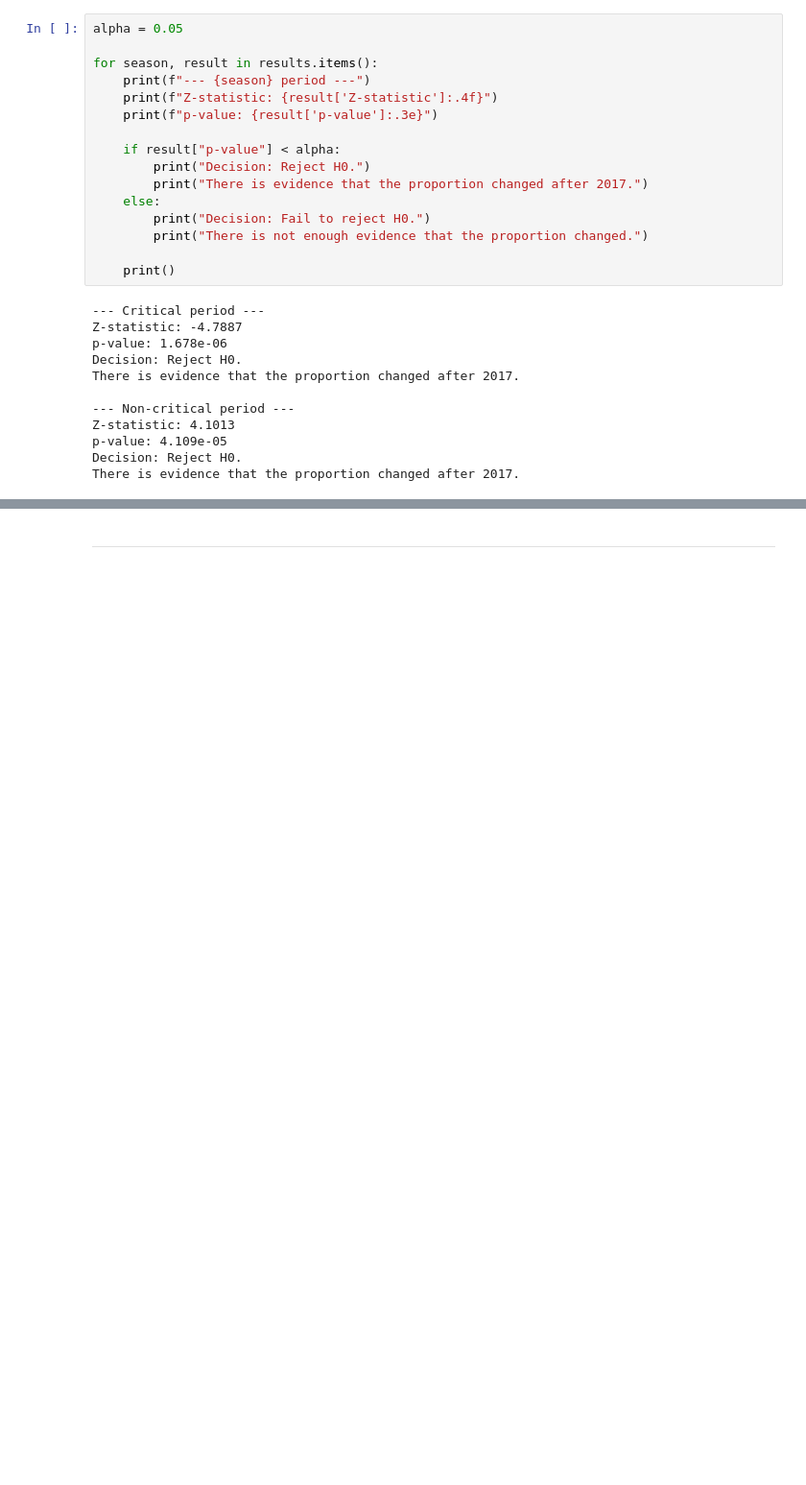
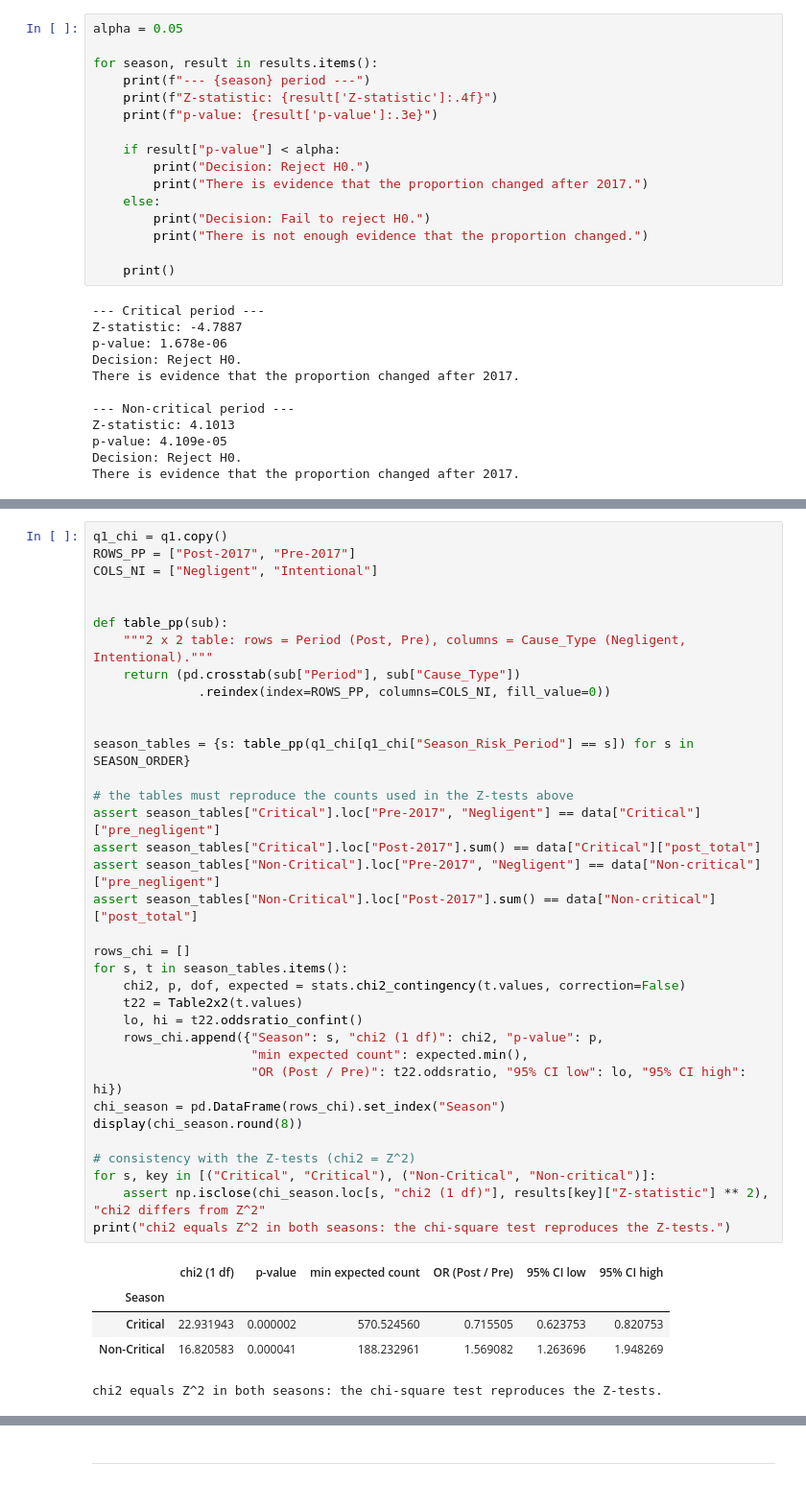
Before and after one commit to isabelamer/FCED_project, a Jupyter notebook: wildfires.ipynb, the cells around one changed output, grey strips where cells are left out. Shown at 96% size. Drawn from its saved outputs; the diff is of its cells as text; blank space fills up the shorter version.

Commit message:
chi squared

```diff
--- a/wildfires.ipynb
+++ b/wildfires.ipynb
@@ -1121,0 +1207,41 @@ There is evidence that the proportion changed after 2017.
+# %%
+q1_chi = q1.copy()
+ROWS_PP = ["Post-2017", "Pre-2017"]
+COLS_NI = ["Negligent", "Intentional"]
+
+
+def table_pp(sub):
+    """2 x 2 table: rows = Period (Post, Pre), columns = Cause_Type (Negligent, Intentional)."""
+    return (pd.crosstab(sub["Period"], sub["Cause_Type"])
+              .reindex(index=ROWS_PP, columns=COLS_NI, fill_value=0))
+
+
+season_tables = {s: table_pp(q1_chi[q1_chi["Season_Risk_Period"] == s]) for s in SEASON_ORDER}
+
+# the tables must reproduce the counts used in the Z-tests above
+assert season_tables["Critical"].loc["Pre-2017", "Negligent"] == data["Critical"]["pre_negligent"]
+assert season_tables["Critical"].loc["Post-2017"].sum() == data["Critical"]["post_total"]
+assert season_tables["Non-Critical"].loc["Pre-2017", "Negligent"] == data["Non-critical"]["pre_negligent"]
+assert season_tables["Non-Critical"].loc["Post-2017"].sum() == data["Non-critical"]["post_total"]
+
+rows_chi = []
+for s, t in season_tables.items():
+    chi2, p, dof, expected = stats.chi2_contingency(t.values, correction=False)
+    t22 = Table2x2(t.values)
+    lo, hi = t22.oddsratio_confint()
+    rows_chi.append({"Season": s, "chi2 (1 df)": chi2, "p-value": p,
+                     "min expected count": expected.min(),
+                     "OR (Post / Pre)": t22.oddsratio, "95% CI low": lo, "95% CI high": hi})
+chi_season = pd.DataFrame(rows_chi).set_index("Season")
+display(chi_season.round(8))
+
+# consistency with the Z-tests (chi2 = Z^2)
+for s, key in [("Critical", "Critical"), ("Non-Critical", "Non-critical")]:
+    assert np.isclose(chi_season.loc[s, "chi2 (1 df)"], results[key]["Z-statistic"] ** 2), "chi2 differs from Z^2"
+print("chi2 equals Z^2 in both seasons: the chi-square test reproduces the Z-tests.")
+# %% [output]
+|  | chi2 (1 df) | p-value | min expected count | OR (Post / Pre) | 95% CI low | 95% CI high |
+| Season |  |  |  |  |  |  |
+| Critical | 22.931943 | 0.000002 | 570.524560 | 0.715505 | 0.623753 | 0.820753 |
+| Non-Critical | 16.820583 | 0.000041 | 188.232961 | 1.569082 | 1.263696 | 1.948269 |
+chi2 equals Z^2 in both seasons: the chi-square test reproduces the Z-tests.
```
Also changed, not shown: parts of 27 cells of this notebook.
